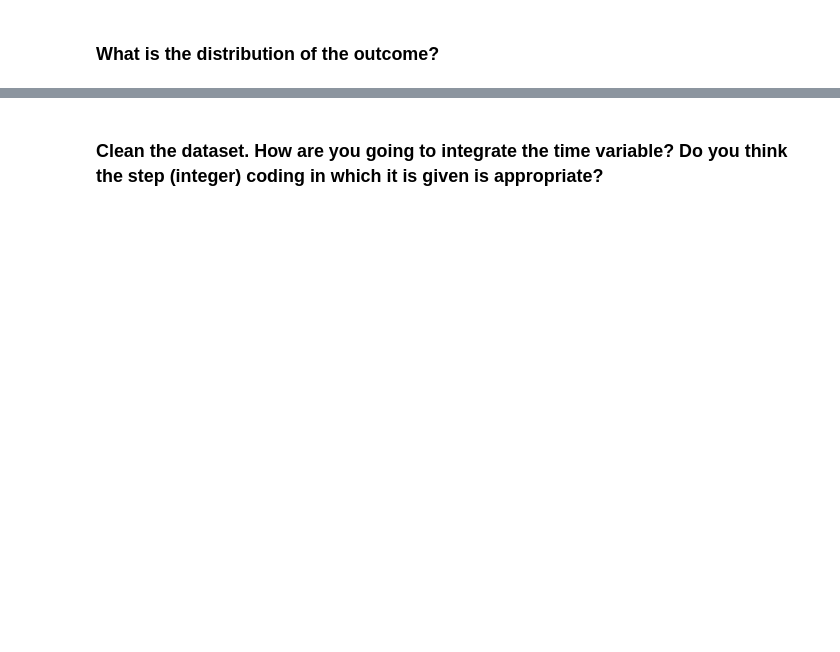
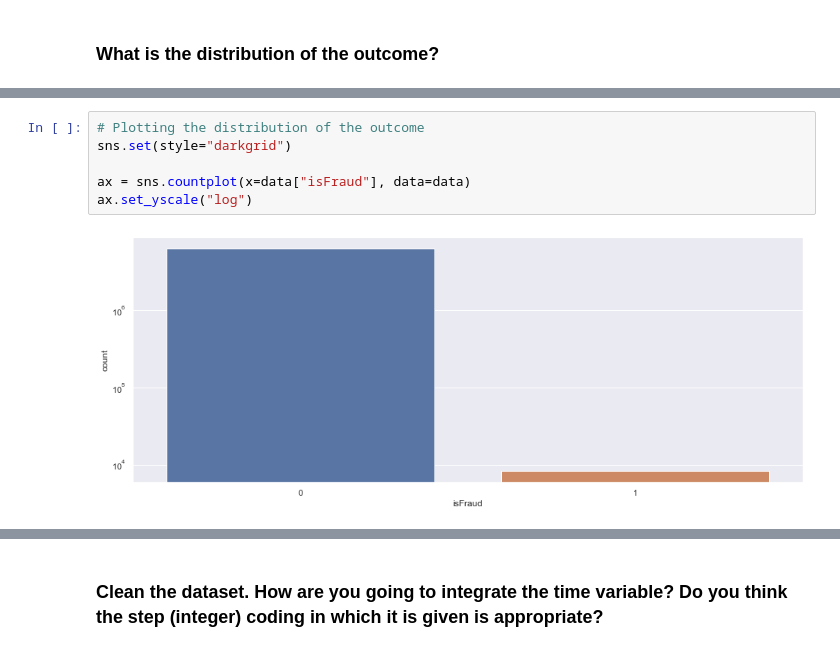
Before and after one commit to ta-datapt-bcn/lab-unbalance, a Jupyter notebook: your-code/lab_inbalance.ipynb, the cells around one changed output, grey strips where cells are left out. Saved outputs shown, nothing was run; the diff lists cells and outputs as text; blank space fills up the shorter version.

```diff
--- a/your-code/lab_inbalance.ipynb
+++ b/your-code/lab_inbalance.ipynb
@@ -14,0 +135,8 @@ Like we disussed in class, when we have noisy data, if we are not careful, we ca
+# %%
+# Plotting the distribution of the outcome
+sns.set(style="darkgrid")
+
+ax = sns.countplot(x=data["isFraud"], data=data)
+ax.set_yscale("log")
+# %% [output]
+[figure, added]
```
Also changed, not shown: parts of 47 cells of this notebook.
